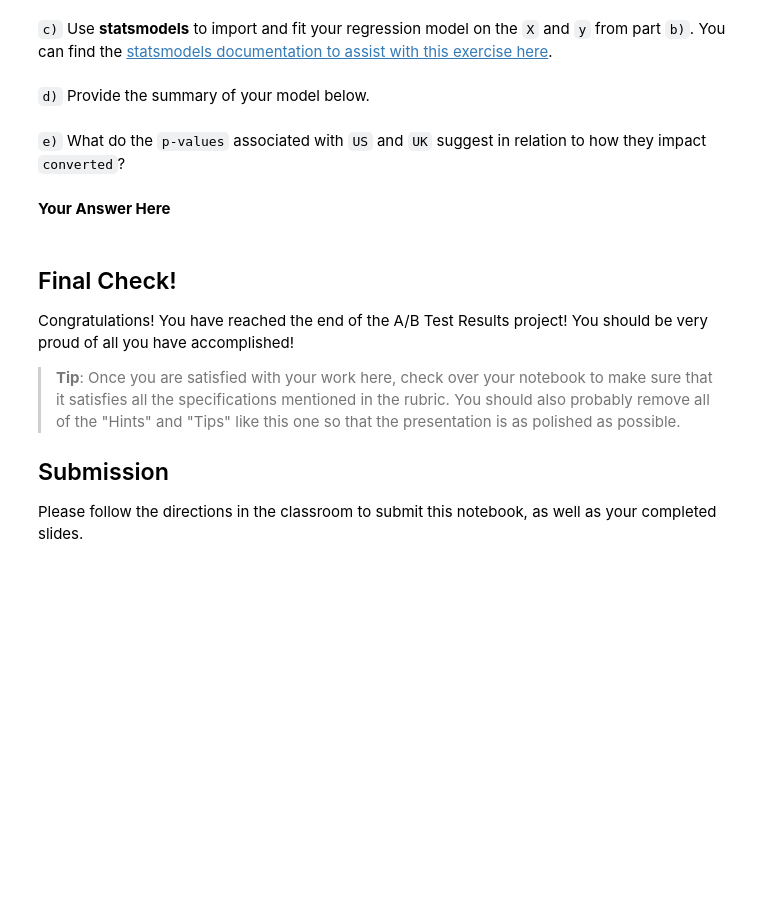
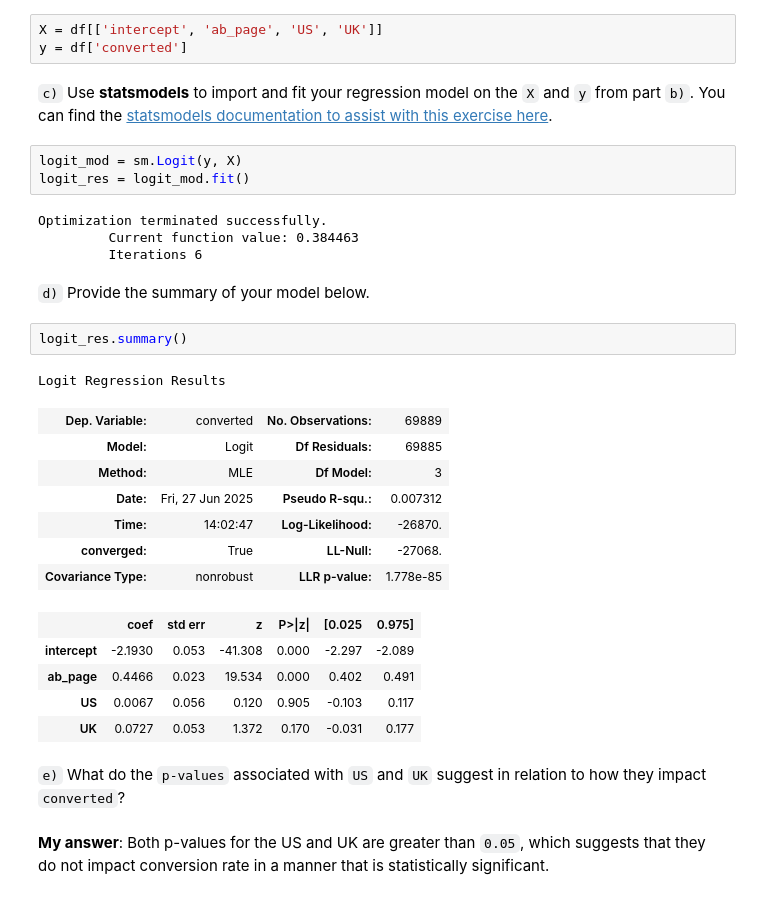
Before and after one commit to birbarino/Python-Projects, a Jupyter notebook: intro-to-ds/ab-testing/analyze_ab_test_results_notebook_new.ipynb, the cells around one changed output. Saved outputs shown, nothing was run; the diff lists cells and outputs as text; blank space fills up the shorter version.

```diff
--- a/intro-to-ds/ab-testing/analyze_ab_test_results_notebook_new.ipynb
+++ b/intro-to-ds/ab-testing/analyze_ab_test_results_notebook_new.ipynb
@@ -458,22 +481,35 @@ NameError: name 'logit_res' is not defined
+# %%
+X = df[['intercept', 'ab_page', 'US', 'UK']]
+y = df['converted']
 # %% [markdown]
 `c)` Use **statsmodels** to import and fit your regression model on the `X` and `y` from part `b)`.
 You can find the [statsmodels documentation to assist with this exercise here](https://www.statsmodels.org/stable/discretemod.html).
+# %%
+logit_mod = sm.Logit(y, X)
+logit_res = logit_mod.fit()
+# %% [output]
+Optimization terminated successfully.
+         Current function value: 0.384463
+         Iterations 6
 # %% [markdown]
 `d)` Provide the summary of your model below.
+# %%
+logit_res.summary()
+# %% [output]
+Logit Regression Results
+| Dep. Variable: | converted | No. Observations: | 69889 |
+| Model: | Logit | Df Residuals: | 69885 |
+| Method: | MLE | Df Model: | 3 |
+| Date: | Fri, 27 Jun 2025 | Pseudo R-squ.: | 0.007312 |
+| Time: | 14:02:47 | Log-Likelihood: | -26870. |
+| converged: | True | LL-Null: | -27068. |
+| Covariance Type: | nonrobust | LLR p-value: | 1.778e-85 |
+|  | coef | std err | z | P>|z| | [0.025 | 0.975] |
+| intercept | -2.1930 | 0.053 | -41.308 | 0.000 | -2.297 | -2.089 |
+| ab_page | 0.4466 | 0.023 | 19.534 | 0.000 | 0.402 | 0.491 |
+| US | 0.0067 | 0.056 | 0.120 | 0.905 | -0.103 | 0.117 |
+| UK | 0.0727 | 0.053 | 1.372 | 0.170 | -0.031 | 0.177 |
 # %% [markdown]
 `e)` What do the `p-values` associated with `US` and `UK` suggest in relation to how they impact `converted`?
-# %% [markdown]
-**Your Answer Here**
-# %% [markdown]
-<a id='finalcheck'></a>
-## Final Check!
-
-Congratulations!  You have reached the end of the A/B Test Results project!  You should be very proud of all you have accomplished!
-
-> **Tip**: Once you are satisfied with your work here, check over your notebook to make sure that it satisfies all the specifications mentioned in the rubric. You should also probably remove all of the "Hints" and "Tips" like this one so that the presentation is as polished as possible.
-
-
-<a id='submission'></a>
-## Submission
-
-Please follow the directions in the classroom to submit this notebook, as well as your completed slides.
+# %% [markdown]
+**My answer**: Both p-values for the US and UK are greater than `0.05`, which suggests that they do not impact conversion rate in a manner that is statistically significant.
```
Also changed, not shown: parts of 13 cells of this notebook.
